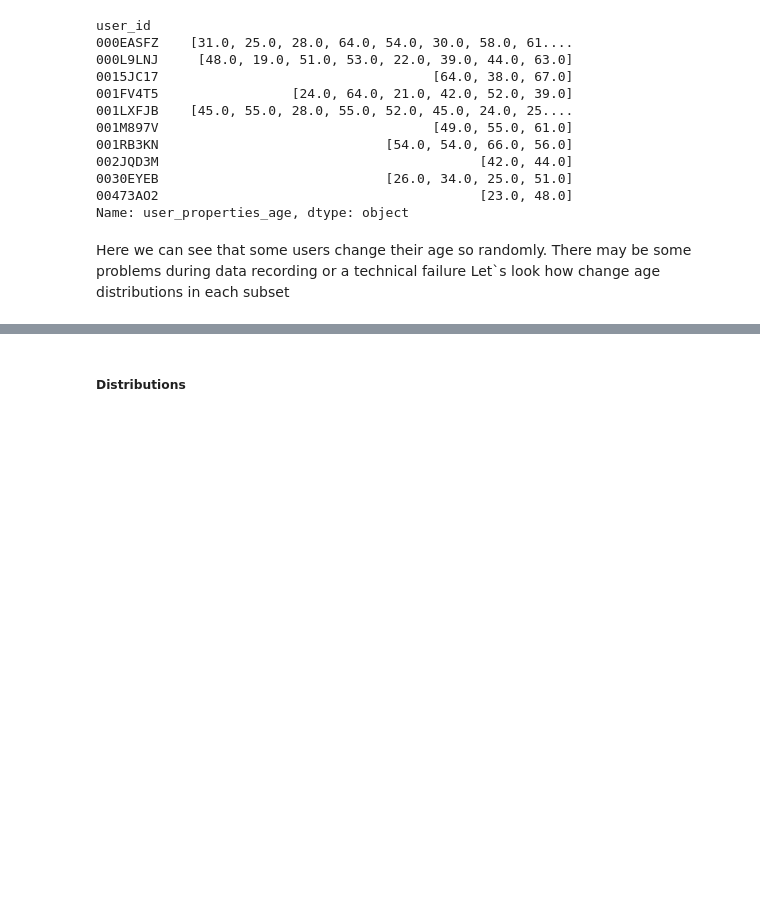
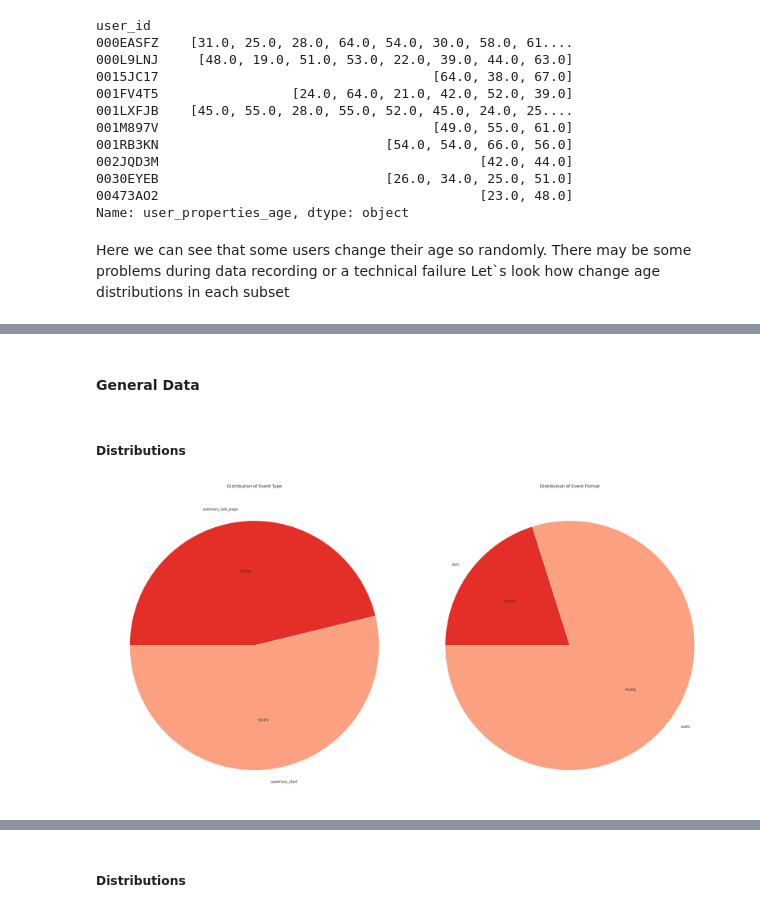
Before and after one commit to PavloKukurik/Test_task_PA_Headway, a Jupyter notebook: test.ipynb, the cells around one changed output, grey strips where cells are left out. Cells and saved outputs as stored; diff of their text form; code cells hidden in the pictures; blank space fills up the shorter version.

```diff
--- a/test.ipynb
+++ b/test.ipynb
@@ -378,0 +505,8 @@ As we can see from this graph, the age distribution does not change even when we
+# %% [markdown]
+#### General Data
+# %% [markdown]
+##### Distributions
+# %%
+plot_event_distributions(df_cleaned.subset)
+# %% [output]
+[figure, added]
```
Also changed, not shown: parts of 33 cells of this notebook.
